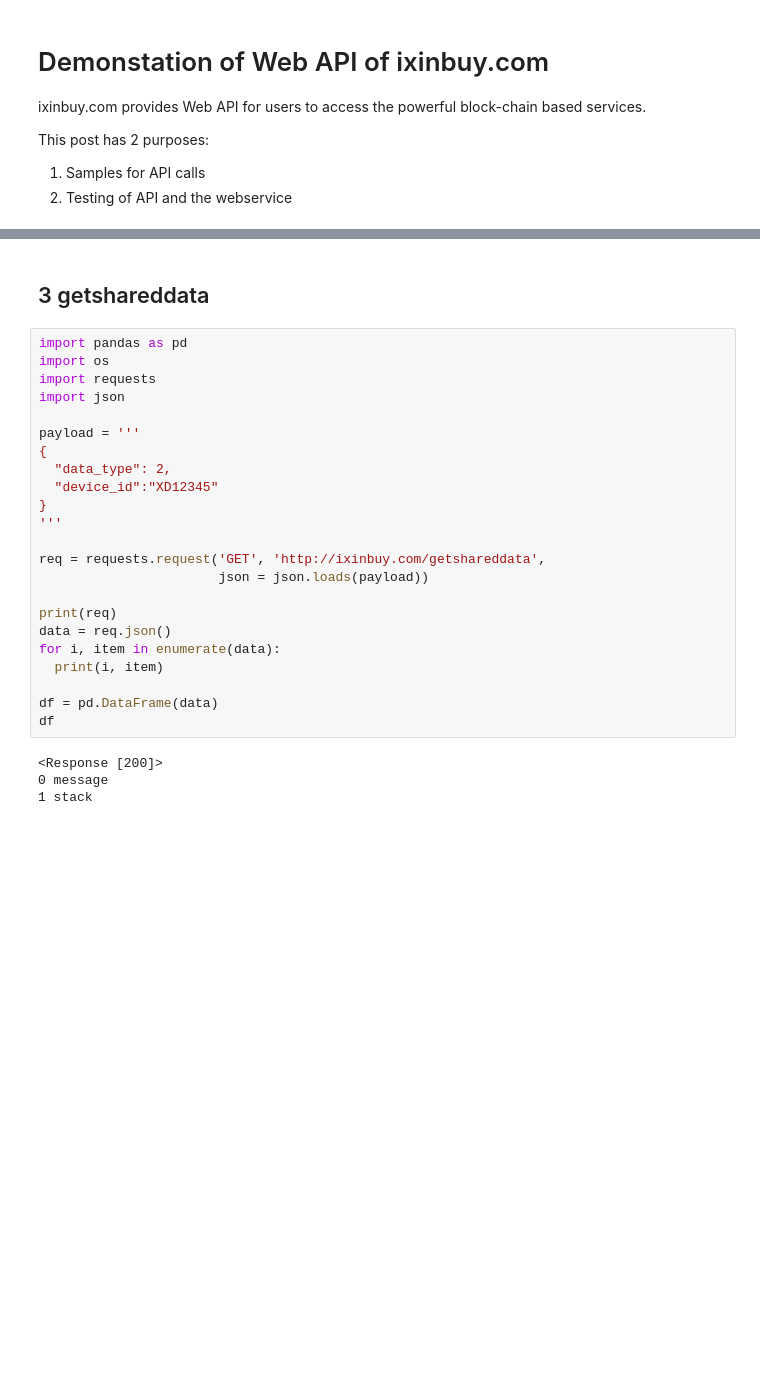
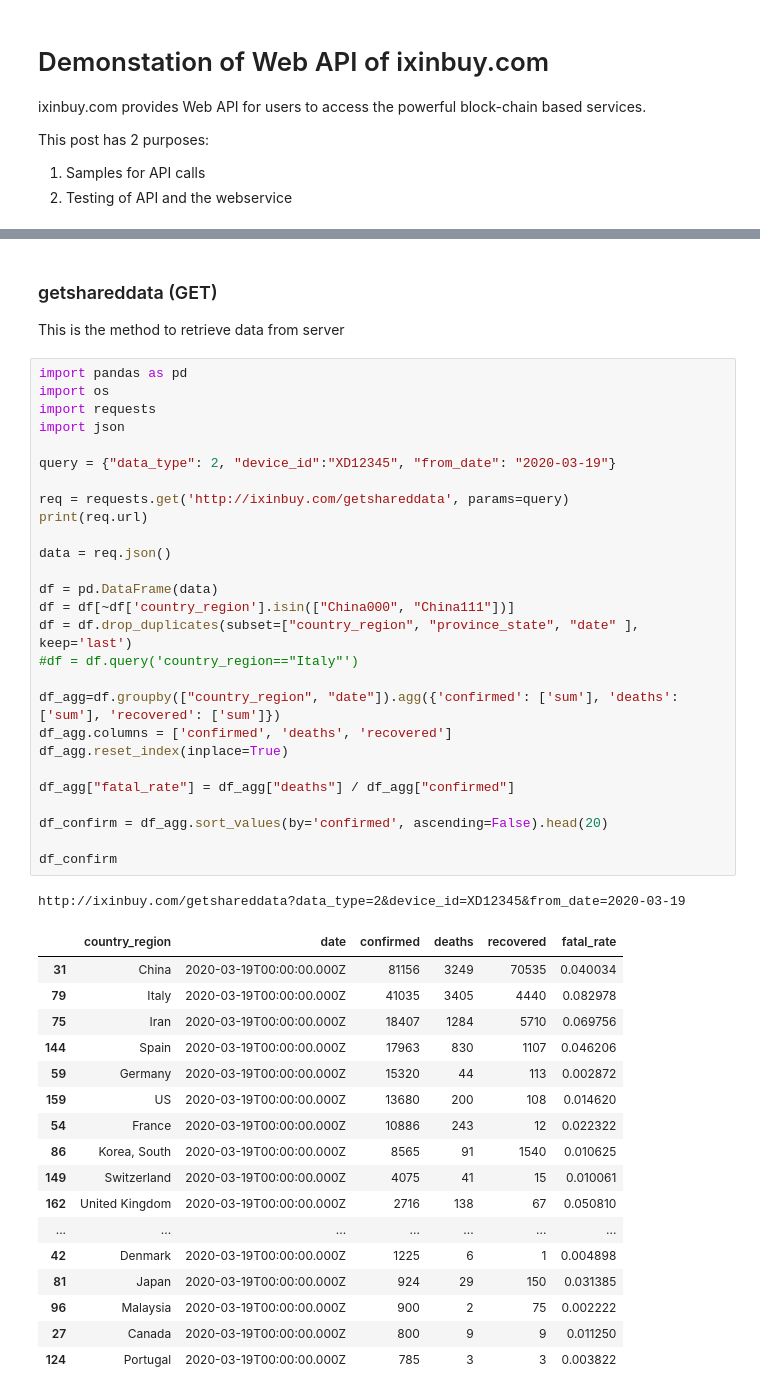
Before and after one commit to xdderekchen/NLPs, a Jupyter notebook: Test_API_IXINBUY.ipynb, the cells around one changed output, grey strips where cells are left out. Saved outputs shown, nothing was run; the diff lists cells and outputs as text; blank space fills up the shorter version.

```diff
--- a/Test_API_IXINBUY.ipynb
+++ b/Test_API_IXINBUY.ipynb
@@ -136,29 +155,50 @@ Processed 258 of records
-# %% [markdown]
-## 3 getshareddata
-# %%
-import pandas as pd
-import os
-import requests
-import json
-
-payload = '''
-{
-  "data_type": 2,
-  "device_id":"XD12345"
-}
-'''
-
-req = requests.request('GET', 'http://ixinbuy.com/getshareddata',
-                       json = json.loads(payload))
-
-print(req)
-data = req.json()
-for i, item in enumerate(data):
-  print(i, item)
-
-df = pd.DataFrame(data)
-df
-# %% [output]
-<Response [200]>
-0 message
-1 stack
+# %% [markdown]
+### getshareddata (GET)
+
+This is the method to retrieve data from server
+# %%
+import pandas as pd
+import os
+import requests
+import json
+
+query = {"data_type": 2, "device_id":"XD12345", "from_date": "2020-03-19"}
+
+req = requests.get('http://ixinbuy.com/getshareddata', params=query)
+print(req.url)
+
+data = req.json()
+
+df = pd.DataFrame(data)
+df = df[~df['country_region'].isin(["China000", "China111"])]
+df = df.drop_duplicates(subset=["country_region", "province_state", "date" ], keep='last')
+#df = df.query('country_region=="Italy"')
+
+df_agg=df.groupby(["country_region", "date"]).agg({'confirmed': ['sum'], 'deaths': ['sum'], 'recovered': ['sum']})
+df_agg.columns = ['confirmed', 'deaths', 'recovered']
+df_agg.reset_index(inplace=True)
+
+df_agg["fatal_rate"] = df_agg["deaths"] / df_agg["confirmed"]
+
+df_confirm = df_agg.sort_values(by='confirmed', ascending=False).head(20)
+
+df_confirm
+# %% [output]
+http://ixinbuy.com/getshareddata?data_type=2&device_id=XD12345&from_date=2020-03-19
+|  | country_region | date | confirmed | deaths | recovered | fatal_rate |
+| 31 | China | 2020-03-19T00:00:00.000Z | 81156 | 3249 | 70535 | 0.040034 |
+| 79 | Italy | 2020-03-19T00:00:00.000Z | 41035 | 3405 | 4440 | 0.082978 |
+| 75 | Iran | 2020-03-19T00:00:00.000Z | 18407 | 1284 | 5710 | 0.069756 |
+| 144 | Spain | 2020-03-19T00:00:00.000Z | 17963 | 830 | 1107 | 0.046206 |
+| 59 | Germany | 2020-03-19T00:00:00.000Z | 15320 | 44 | 113 | 0.002872 |
+| 159 | US | 2020-03-19T00:00:00.000Z | 13680 | 200 | 108 | 0.014620 |
+| 54 | France | 2020-03-19T00:00:00.000Z | 10886 | 243 | 12 | 0.022322 |
+| 86 | Korea, South | 2020-03-19T00:00:00.000Z | 8565 | 91 | 1540 | 0.010625 |
+| 149 | Switzerland | 2020-03-19T00:00:00.000Z | 4075 | 41 | 15 | 0.010061 |
+| 162 | United Kingdom | 2020-03-19T00:00:00.000Z | 2716 | 138 | 67 | 0.050810 |
+| ... | ... | ... | ... | ... | ... | ... |
+| 42 | Denmark | 2020-03-19T00:00:00.000Z | 1225 | 6 | 1 | 0.004898 |
+| 81 | Japan | 2020-03-19T00:00:00.000Z | 924 | 29 | 150 | 0.031385 |
+| 96 | Malaysia | 2020-03-19T00:00:00.000Z | 900 | 2 | 75 | 0.002222 |
+| 27 | Canada | 2020-03-19T00:00:00.000Z | 800 | 9 | 9 | 0.011250 |
+| 124 | Portugal | 2020-03-19T00:00:00.000Z | 785 | 3 | 3 | 0.003822 |
```
Also changed, not shown: parts of 9 cells of this notebook.
